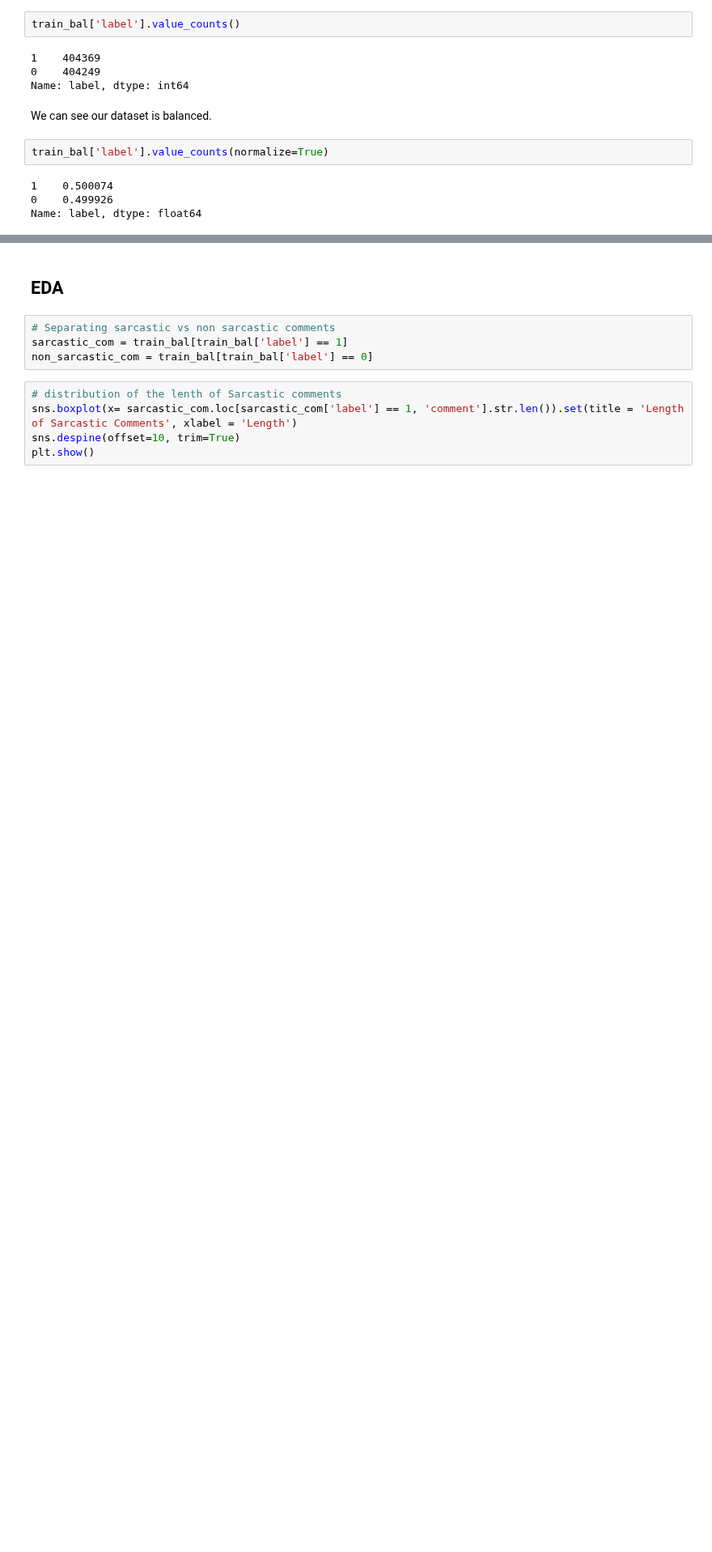
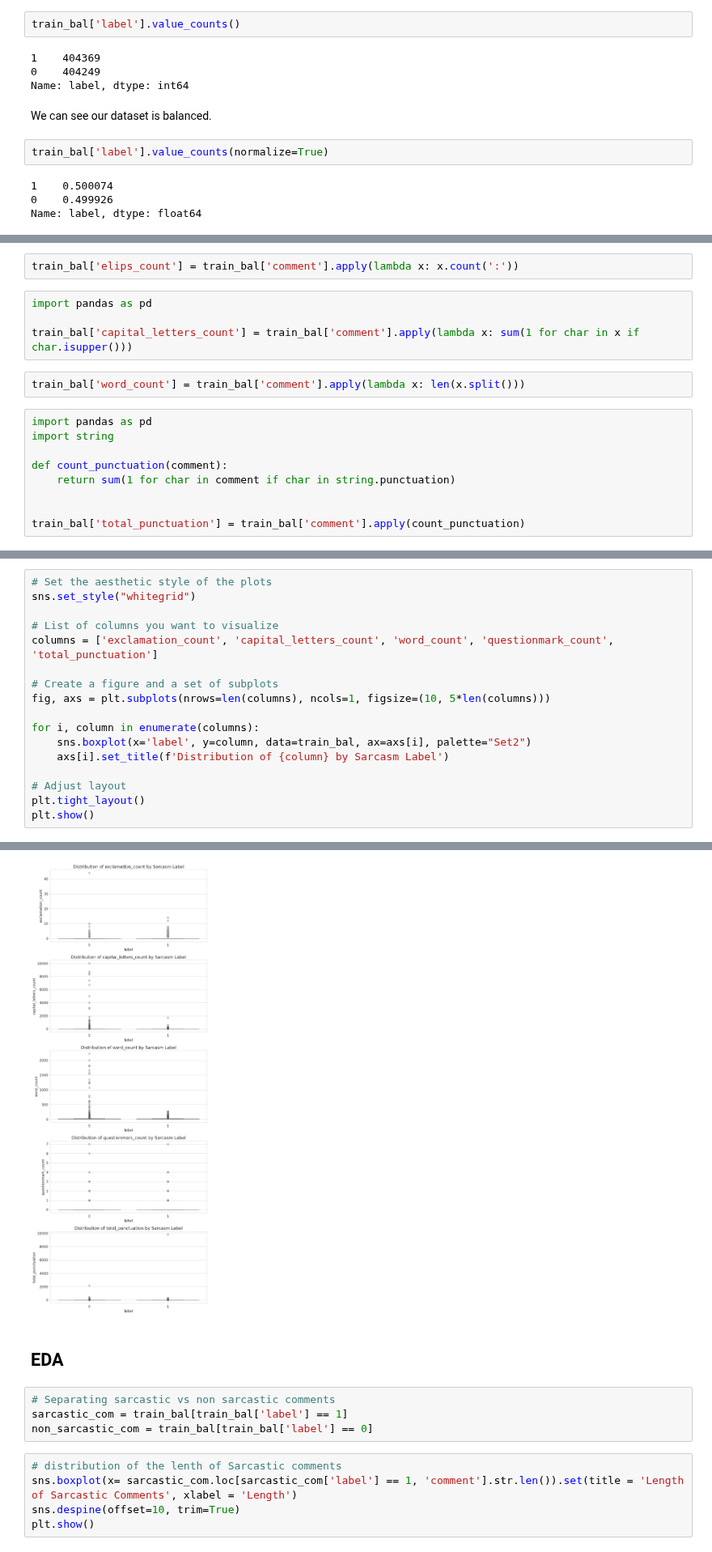
Before and after one commit to brianellis1997/Sarcasm_Detection, a Jupyter notebook: DS_440_Traditional_Models.ipynb, the cells around one changed output, grey strips where cells are left out. Shown at 81% size. Saved outputs shown, nothing was run; the diff lists cells and outputs as text; blank space fills up the shorter version.

Commit message:
More Feature Engineering and Visualizations

```diff
--- a/DS_440_Traditional_Models.ipynb
+++ b/DS_440_Traditional_Models.ipynb
@@ -83,0 +96,17 @@ Name: label, dtype: float64
+# %%
+train_bal['elips_count'] = train_bal['comment'].apply(lambda x: x.count(':'))
+# %%
+import pandas as pd
+
+train_bal['capital_letters_count'] = train_bal['comment'].apply(lambda x: sum(1 for char in x if char.isupper()))
+# %%
+train_bal['word_count'] = train_bal['comment'].apply(lambda x: len(x.split()))
+# %%
+import pandas as pd
+import string
+
+def count_punctuation(comment):
+    return sum(1 for char in comment if char in string.punctuation)
+
+
+train_bal['total_punctuation'] = train_bal['comment'].apply(count_punctuation)
@@ -83,0 +116,18 @@ Name: label, dtype: float64
+# %%
+# Set the aesthetic style of the plots
+sns.set_style("whitegrid")
+
+# List of columns you want to visualize
+columns = ['exclamation_count', 'capital_letters_count', 'word_count', 'questionmark_count', 'total_punctuation']
+
+# Create a figure and a set of subplots
+fig, axs = plt.subplots(nrows=len(columns), ncols=1, figsize=(10, 5*len(columns)))
+
+for i, column in enumerate(columns):
+    sns.boxplot(x='label', y=column, data=train_bal, ax=axs[i], palette="Set2")
+    axs[i].set_title(f'Distribution of {column} by Sarcasm Label')
+
+# Adjust layout
+plt.tight_layout()
+plt.show()
+# %% [output]
@@ -84,3 +153,4 @@ Name: label, dtype: float64
+[figure, added]
 # %% [markdown]
 ## EDA
 # %%
```
Also changed, not shown: parts of 8 cells of this notebook.
